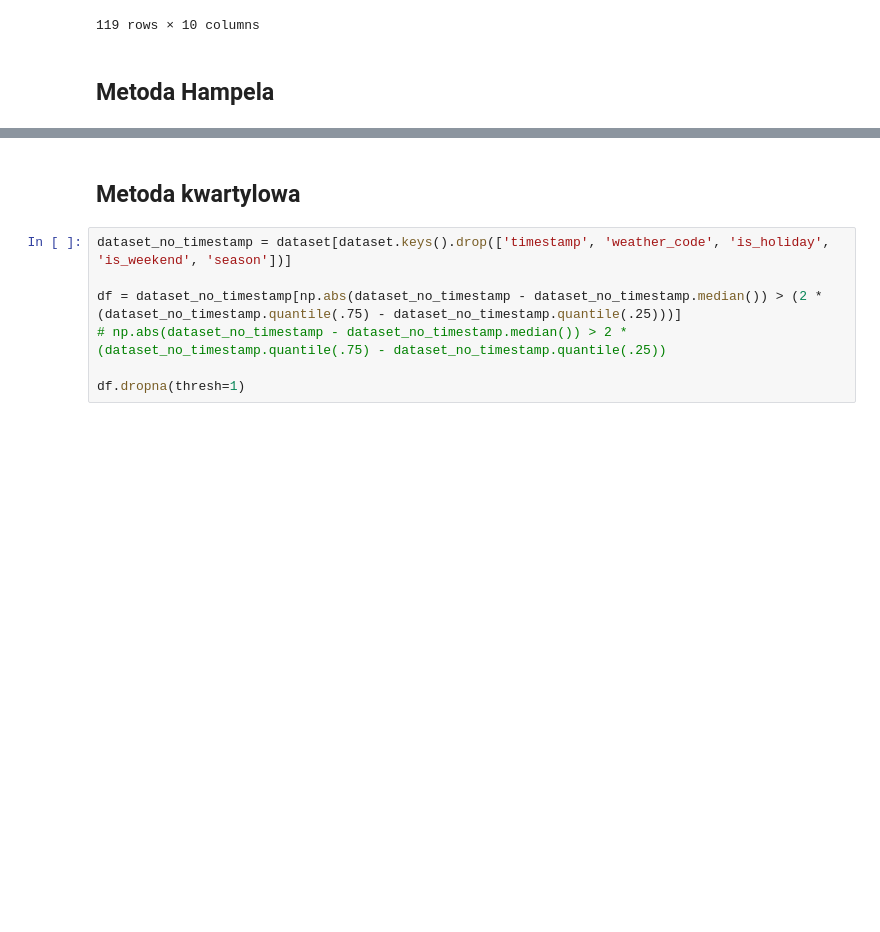
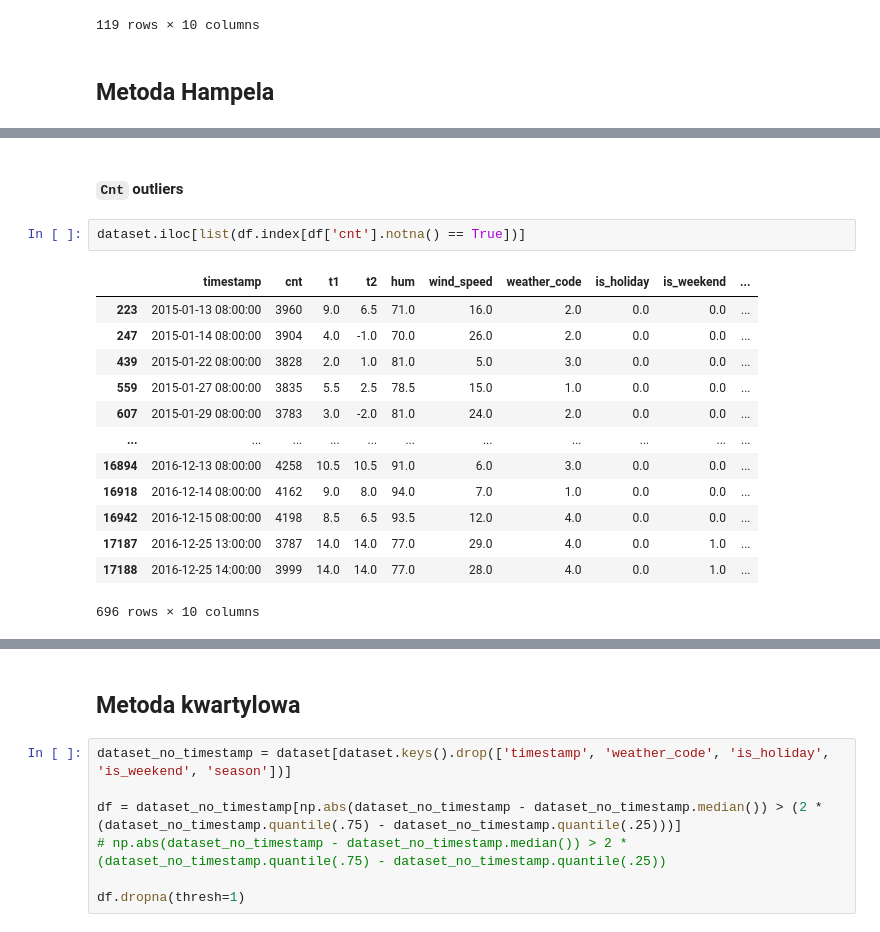
Before and after one commit to hubert-mazur/bike_sharing_data_exploration, a Jupyter notebook: project.ipynb, the cells around one changed output, grey strips where cells are left out. Cells and saved outputs as stored; diff of their text form; blank space fills up the shorter version.

```diff
--- a/project.ipynb
+++ b/project.ipynb
@@ -232,0 +238,18 @@ df.dropna(thresh=1)
+# %% [markdown]
+#### `Cnt` outliers
+# %%
+dataset.iloc[list(df.index[df['cnt'].notna() == True])]
+# %% [output]
+|  | timestamp | cnt | t1 | t2 | hum | wind_speed | weather_code | is_holiday | is_weekend | ... |
+| 223 | 2015-01-13 08:00:00 | 3960 | 9.0 | 6.5 | 71.0 | 16.0 | 2.0 | 0.0 | 0.0 | ... |
+| 247 | 2015-01-14 08:00:00 | 3904 | 4.0 | -1.0 | 70.0 | 26.0 | 2.0 | 0.0 | 0.0 | ... |
+| 439 | 2015-01-22 08:00:00 | 3828 | 2.0 | 1.0 | 81.0 | 5.0 | 3.0 | 0.0 | 0.0 | ... |
+| 559 | 2015-01-27 08:00:00 | 3835 | 5.5 | 2.5 | 78.5 | 15.0 | 1.0 | 0.0 | 0.0 | ... |
+| 607 | 2015-01-29 08:00:00 | 3783 | 3.0 | -2.0 | 81.0 | 24.0 | 2.0 | 0.0 | 0.0 | ... |
+| ... | ... | ... | ... | ... | ... | ... | ... | ... | ... | ... |
+| 16894 | 2016-12-13 08:00:00 | 4258 | 10.5 | 10.5 | 91.0 | 6.0 | 3.0 | 0.0 | 0.0 | ... |
+| 16918 | 2016-12-14 08:00:00 | 4162 | 9.0 | 8.0 | 94.0 | 7.0 | 1.0 | 0.0 | 0.0 | ... |
+| 16942 | 2016-12-15 08:00:00 | 4198 | 8.5 | 6.5 | 93.5 | 12.0 | 4.0 | 0.0 | 0.0 | ... |
+| 17187 | 2016-12-25 13:00:00 | 3787 | 14.0 | 14.0 | 77.0 | 29.0 | 4.0 | 0.0 | 1.0 | ... |
+| 17188 | 2016-12-25 14:00:00 | 3999 | 14.0 | 14.0 | 77.0 | 28.0 | 4.0 | 0.0 | 1.0 | ... |
+696 rows × 10 columns
```
Also changed, not shown: parts of 17 cells of this notebook.
